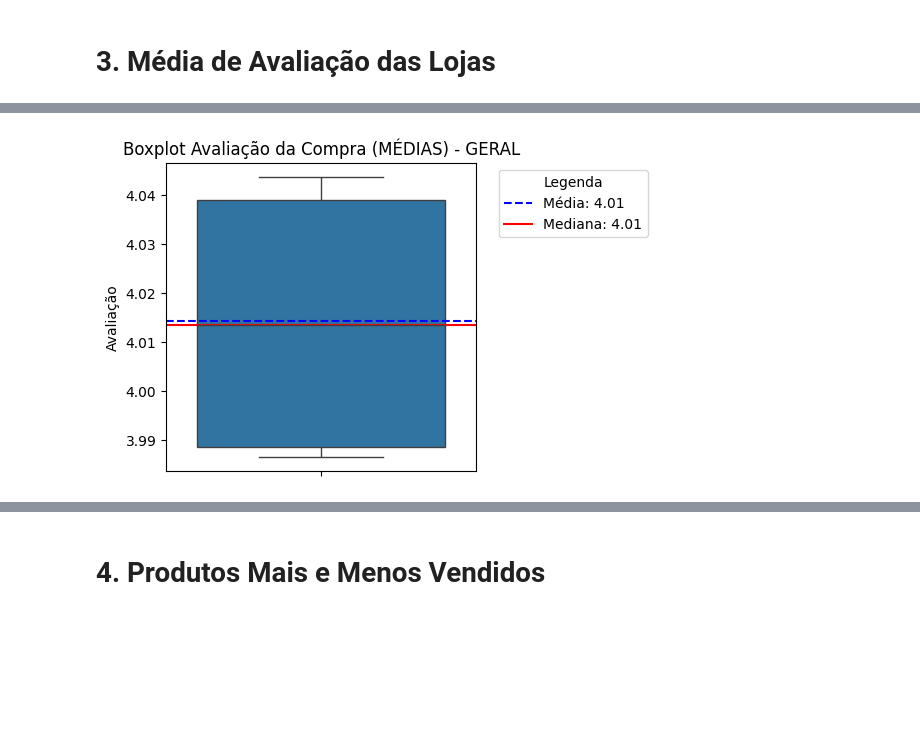
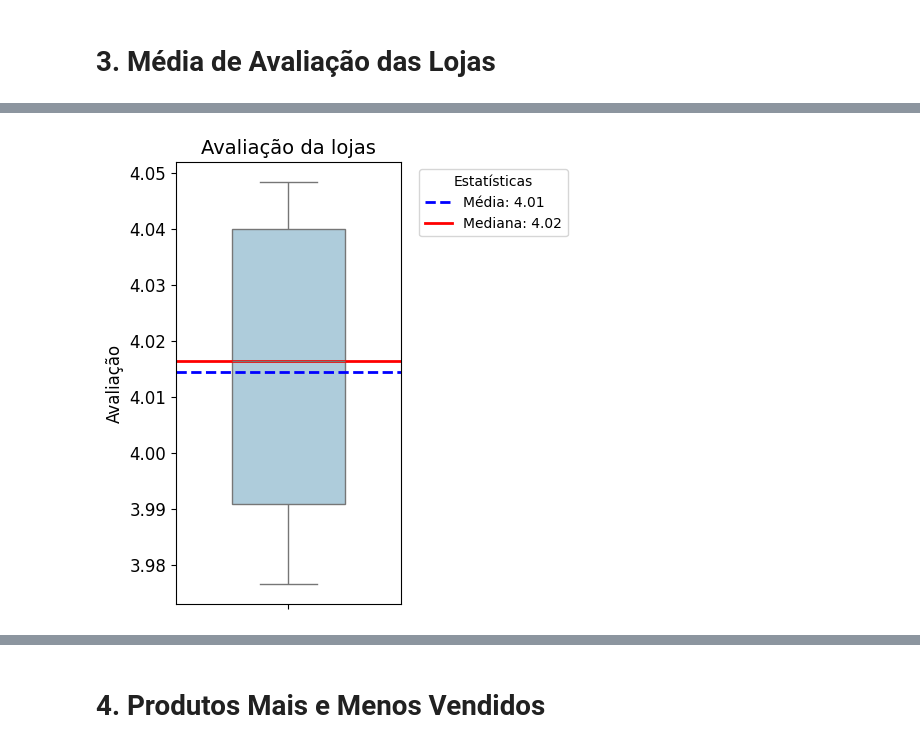
Before and after one commit to emilibohrer/alura_store, a Jupyter notebook: AluraStoreBr.ipynb, the cells around one changed output, grey strips where cells are left out. Cells and saved outputs as stored; diff of their text form; code cells hidden in the pictures; blank space fills up the shorter version.

```diff
--- a/AluraStoreBr.ipynb
+++ b/AluraStoreBr.ipynb
@@ -357,0 +373,13 @@ plt.show()
+# %%
+# Calculando a média de avaliação por loja
+df_group_avaliacao = df.groupby('loja')['Avaliação da compra'].mean().reset_index()
+
+# Criar uma cópia do dataframe
+df_avaliacao = df.copy()
+df_avaliacao['Data da Compra'] = pd.to_datetime(df_avaliacao['Data da Compra'], format='%d/%m/%Y')
+df_avaliacao['Ano'] = df_avaliacao['Data da Compra'].dt.year
+df_avaliacao['Mes_Ano'] = df_avaliacao['Data da Compra'].dt.to_period('M')
+
+# Agrupar por Ano e Loja, calculando a média das avaliações
+df_avaliacao_ano = df_avaliacao.groupby(['Ano', 'loja'])['Avaliação da compra'].mean().reset_index()
+df_avaliacao_ano['Ano'] = df_avaliacao_ano['Ano'].astype(str)
@@ -358,20 +415,23 @@ plt.show()
 # %%
-plt.figure(figsize=(4, 4))
-sns.boxplot(y=df_group_a['Avaliação da compra'])
+plt.figure(figsize=(5, 5))
+sns.boxplot(y=df_group_avaliacao['Avaliação da compra'], color='#A6CEE3', width=0.5)
 
 # Calcular média e mediana
-media = df_group_a['Avaliação da compra'].mean()
-mediana = df_group_a['Avaliação da compra'].median()
+media = df_group_avaliacao['Avaliação da compra'].mean()
+mediana = df_group_avaliacao['Avaliação da compra'].median()
 
-# Adicionar linhas para média e mediana
-plt.axhline(media, color='blue', linestyle='--', label=f'Média: {media:.2f}')
-plt.axhline(mediana, color='red', linestyle='-', label=f'Mediana: {mediana:.2f}')
+# Adicionar linhas para média e mediana com maior destaque
+plt.axhline(media, color='blue', linestyle='--', linewidth=2, label=f'Média: {media:.2f}')
+plt.axhline(mediana, color='red', linestyle='-', linewidth=2, label=f'Mediana: {mediana:.2f}')
 
-plt.title('Boxplot Avaliação da Compra (MÉDIAS) - GERAL')
-plt.ylabel('Avaliação')
-# plt.legend(loc='upper right')  # Posicionar a legenda
-plt.legend(title='Legenda', bbox_to_anchor=(1.05, 1), loc='upper left')
+plt.title('Avaliação da lojas', fontsize=fontsize_titulo)
+plt.ylabel('Avaliação', fontsize=12)
+plt.xticks(fontsize=fontsize_eixos)
+plt.yticks(fontsize=fontsize_eixos)
 
+plt.legend(title='Estatísticas', fontsize=10, bbox_to_anchor=(1.05, 1), loc='upper left')
+
+plt.tight_layout()
 plt.show()
 # %% [output]
-[figure, old version]
+[figure, new version]
```
Also changed, not shown: parts of 43 cells of this notebook.
